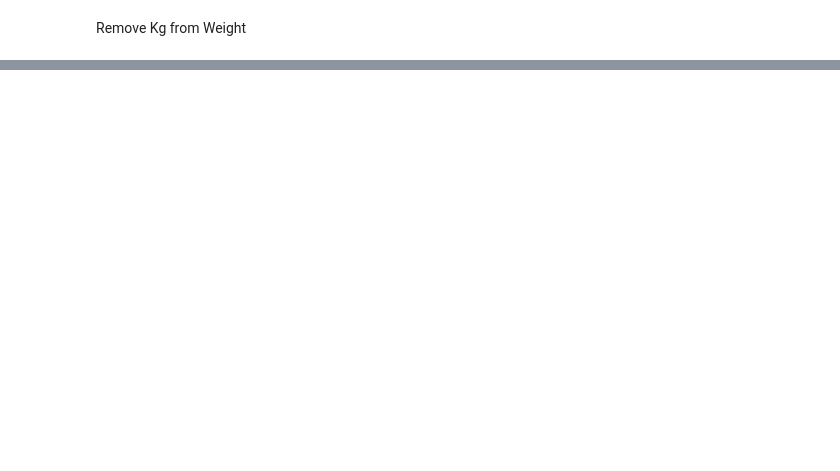
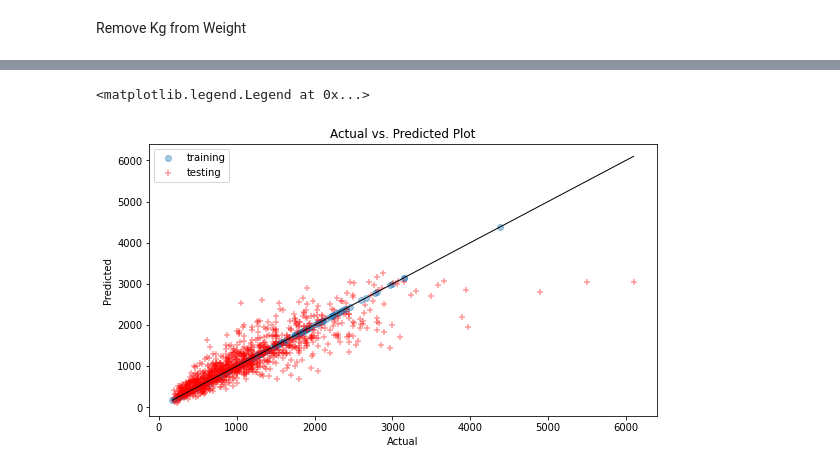
Before and after one commit to trizkynoviandy/laptop-price-prediction, a Jupyter notebook: laptop_price_prediction.ipynb, the cells around one changed output, grey strips where cells are left out. Cells and saved outputs as stored; diff of their text form; code cells hidden in the pictures; blank space fills up the shorter version.

```diff
--- a/laptop_price_prediction.ipynb
+++ b/laptop_price_prediction.ipynb
@@ -99,6 +132,6 @@ for column in columns:
 # %%
-X = df.drop("price_rupiah", axis=1)
-y = pd.DataFrame(df["price_rupiah"]).copy()
+X = df.drop("Price_euros", axis=1)
+y = pd.DataFrame(df["Price_euros"]).copy()
 # %%
 X_train, X_test, y_train, y_test = train_test_split(X, y, train_size=0.20, random_state=42)
 # %%
@@ -122,3 +141,5 @@ XGBRegressor(base_score=0.5, booster='gbtree', callbacks=None,
+# %%
+model = XGBRegressor()
 # %%
 params = { 'max_depth': [2, 4, 6],
            'n_estimators': [100, 500, 1000],
@@ -176,0 +198,14 @@ Test RMSE: 5118856.419
+# %%
+fig=plt.figure(figsize=(20,5))
+
+ax1=plt.subplot(1,2,1)
+ax1.scatter(y_train, y_train_pred, label="training", alpha=0.4)
+ax1.scatter(y_test, y_test_pred, marker="+", c="r", label="testing", alpha=0.4)
+ax1.plot([y.min(), y.max()], [y.min(), y.max()], "k", lw=1)
+ax1.set_title("Actual vs. Predicted Plot")
+ax1.set_xlabel("Actual")
+ax1.set_ylabel("Predicted")
+ax1.legend()
+# %% [output]
+<matplotlib.legend.Legend at 0x...>
+[figure, added]
```
Also changed, not shown: parts of 17 cells of this notebook.
